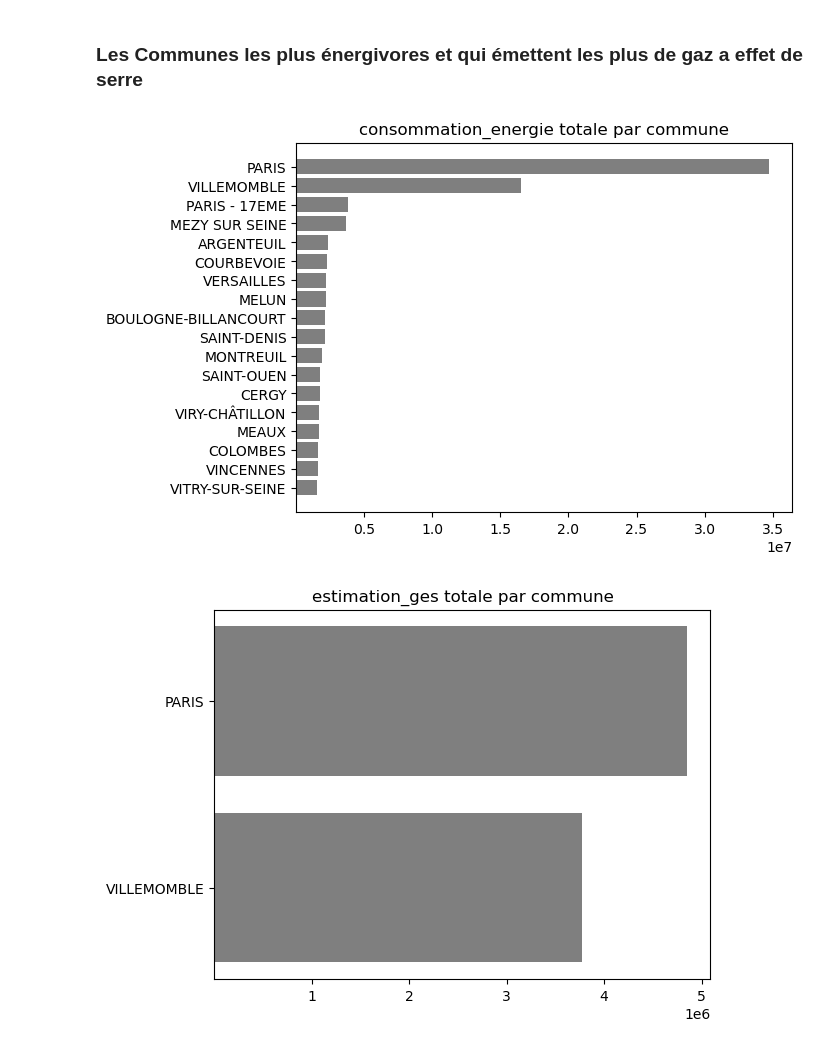
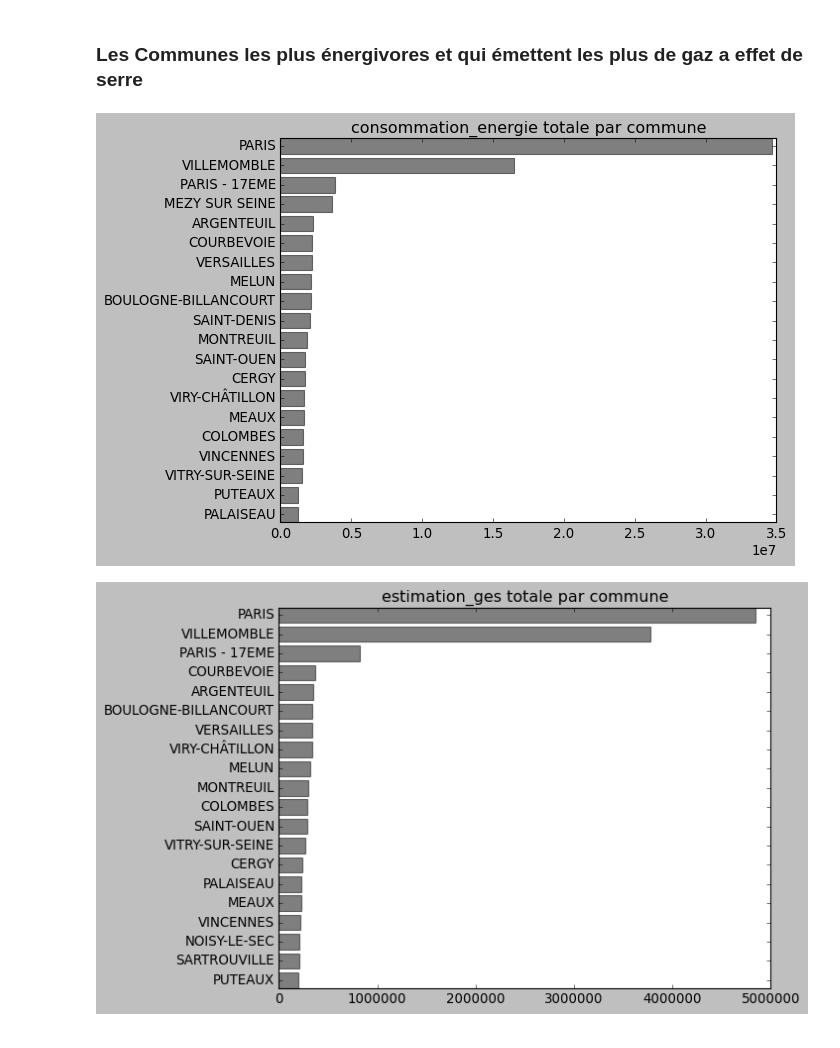
Before and after one commit to gabriel92320/data_science_project, a Jupyter notebook: Untitled.ipynb, the cells around one changed output. Cells and saved outputs as stored; diff of their text form; code cells hidden in the pictures.

```diff
--- a/Untitled.ipynb
+++ b/Untitled.ipynb
@@ -8,6 +8,7 @@ from datetime import datetime
 from dateutil import parser
 from pandas.tseries.offsets import BDay
 %matplotlib inline
+plt.style.use('classic')
 # %% [markdown]
 ### Téléchargement des donées sur consommation d'energie et les émissions de gaz à effet de serre
 # %%
@@ -145,13 +146,14 @@ for i in ['consommation_energie','estimation_ges']:
 # %%
 for i in ['consommation_energie','estimation_ges']:
     ccommune=data.groupby("commune")[i].sum()
-    ccommune=ccommune.sort_values().head(15)
+    ccommune=ccommune.sort_values(ascending=False).iloc[0:20]
+    ccommune=ccommune.sort_values()
     plt.barh(ccommune.index,ccommune.values,height=0.8,alpha=0.5,color='black',left=0.1)
     plt.title(f"{i} totale par commune")
     plt.show()
 # %% [output]
-[figure, old version]
+[figure, new version]
-[figure, old version]
+[figure, new version]
 # %%
 for i in ['consommation_energie','estimation_ges']:
     ccommune=data.groupby("commune")[i].mean()
```
Also changed, not shown: parts of 7 cells of this notebook.
